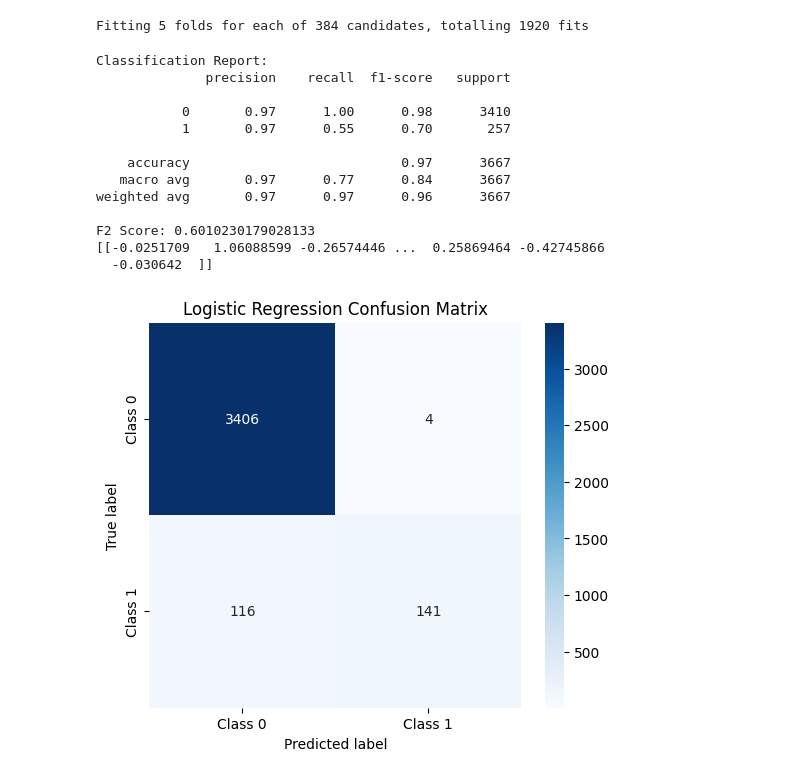
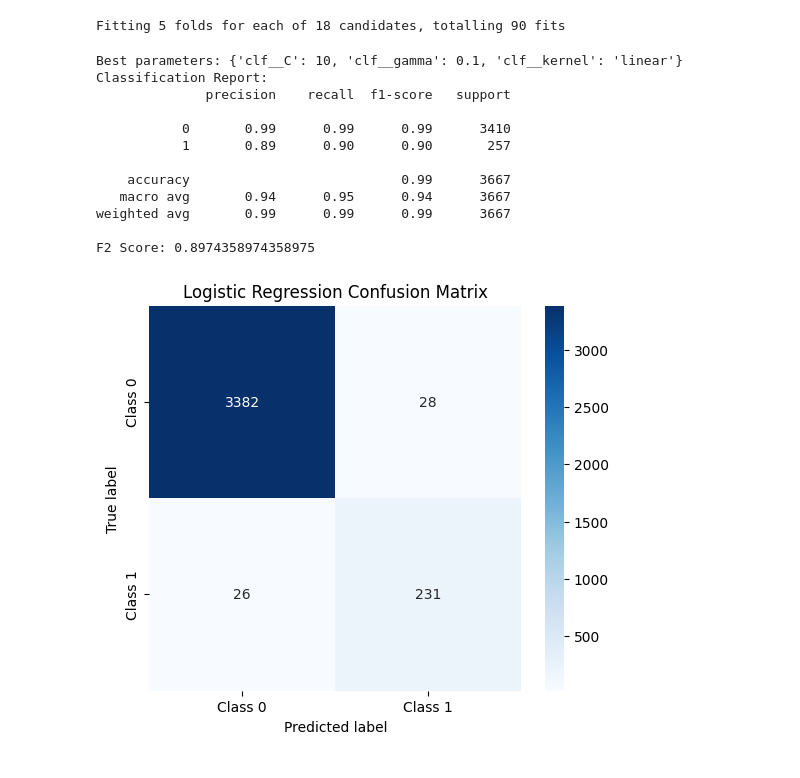
Before and after one commit to dev-JasonYoo/Fraudulent-Job-Posting-Prediction-with-NLP, a Jupyter notebook: 3_3_data_training_svm.ipynb, the cells around one changed output. Drawn from its saved outputs; the diff is of its cells as text; code cells hidden in the pictures.

```diff
--- a/3_3_data_training_svm.ipynb
+++ b/3_3_data_training_svm.ipynb
@@ -97,36 +97,33 @@ svm_grid = GridSearchCV(
 
 
 
-svm_grid.fit(X_train, y_train)
+svm_grid.fit(X_train, y_train.ravel())
 best_svm_model = svm_grid.best_estimator_
 # Make predictions and print classification report
 y_pred = best_svm_model.predict(X_test)
 # %% [output]
-Fitting 5 folds for each of 384 candidates, totalling 1920 fits
+Fitting 5 folds for each of 18 candidates, totalling 90 fits
 # %%
 ###########################
 ##### Display results #####
 ###########################
 
 print("Best parameters:", svm_grid.best_params_)
 print("Classification Report:")
 print(classification_report(y_test, y_pred))
 print("F2 Score:", fbeta_score(y_test, y_pred, beta=2, average='binary'))
-clf = model.named_steps["clf"]
-print(clf.coef_)
 plot_confusion_matrix(confusion_matrix(y_test, y_pred, labels=[0, 1]), f"Logistic Regression Confusion Matrix")
 # %% [output]
+Best parameters: {'clf__C': 10, 'clf__gamma': 0.1, 'clf__kernel': 'linear'}
 Classification Report:
               precision    recall  f1-score   support
 
-           0       0.97      1.00      0.98      3410
-           1       0.97      0.55      0.70       257
+           0       0.99      0.99      0.99      3410
+           1       0.89      0.90      0.90       257
 
-    accuracy                           0.97      3667
-   macro avg       0.97      0.77      0.84      3667
-weighted avg       0.97      0.97      0.96      3667
+    accuracy                           0.99      3667
+   macro avg       0.94      0.95      0.94      3667
+weighted avg       0.99      0.99      0.99      3667
 
-F2 Score: 0.6010230179028133
-[[-0.0251709   1.06088599 -0.26574446 ...  0.25869464 -0.42745866
-  -0.030642  ]]
+F2 Score: 0.8974358974358975
-[figure, old version]
+[figure, new version]
```
Also changed, not shown: 1 other file.
